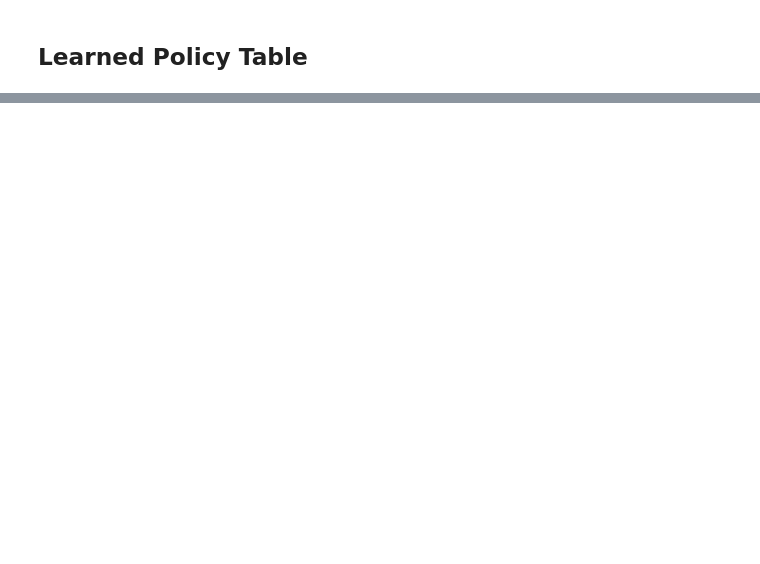
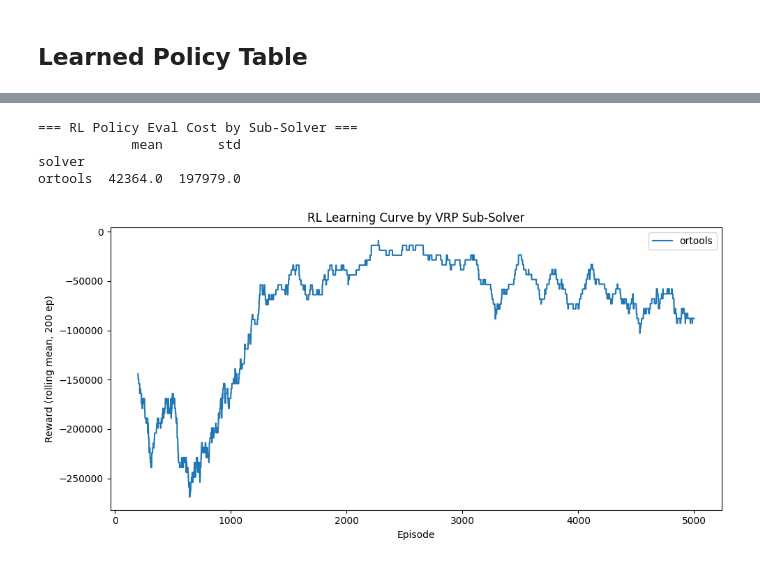
Before and after one commit to bchadburn/optimize_routing, a Jupyter notebook: comparison.ipynb, the cells around one changed output, grey strips where cells are left out. Saved outputs shown, nothing was run; the diff lists cells and outputs as text; code cells hidden in the pictures; blank space fills up the shorter version.

```diff
--- a/comparison.ipynb
+++ b/comparison.ipynb
@@ -57,0 +138,44 @@ pivot
+# %%
+# --- RL training results ---
+import glob
+import pandas as pd
+import matplotlib.pyplot as plt
+
+rl_files = [f for f in glob.glob("results/rl_vrp_*.csv") if "curve" not in f]
+if rl_files:
+    rl_dfs = []
+    for f in rl_files:
+        solver_name = f.replace("results/rl_vrp_", "").replace(".csv", "")
+        d = pd.read_csv(f)
+        d["solver"] = solver_name
+        rl_dfs.append(d)
+    rl_df = pd.concat(rl_dfs)
+    summary = rl_df.groupby("solver")["total_cost"].agg(["mean", "std"]).round(0)
+    print("=== RL Policy Eval Cost by Sub-Solver ===")
+    print(summary.to_string())
+
+    # Learning curves
+    curve_files = glob.glob("results/rl_vrp_*_curve.csv")
+    if curve_files:
+        fig, ax = plt.subplots(figsize=(10, 5))
+        for cf in curve_files:
+            solver_name = cf.replace("results/rl_vrp_", "").replace("_curve.csv", "")
+            curve_df = pd.read_csv(cf)
+            # Smooth with rolling mean
+            smoothed = curve_df.iloc[:, 1].rolling(200).mean()
+            ax.plot(smoothed.values, label=solver_name)
+        ax.set_xlabel("Episode")
+        ax.set_ylabel("Reward (rolling mean, 200 ep)")
+        ax.set_title("RL Learning Curve by VRP Sub-Solver")
+        ax.legend()
+        plt.tight_layout()
+        plt.savefig("results/rl_vrp_learning_curve.png", dpi=150)
+        plt.show()
+else:
+    print("Run: uv run python -m rl.train_vrp --solver ortools --episodes 5000")
+# %% [output]
+=== RL Policy Eval Cost by Sub-Solver ===
+            mean       std
+solver
+ortools  42364.0  197979.0
+[figure, added]
```
Also changed, not shown: parts of 6 cells of this notebook, 20 other files.
